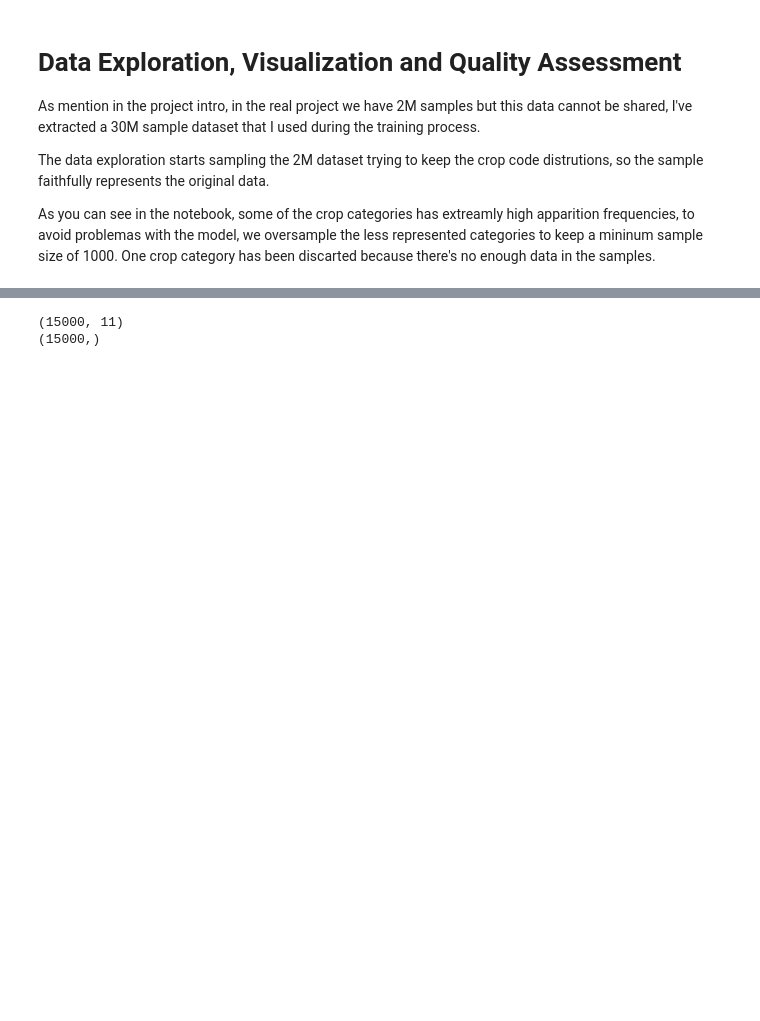
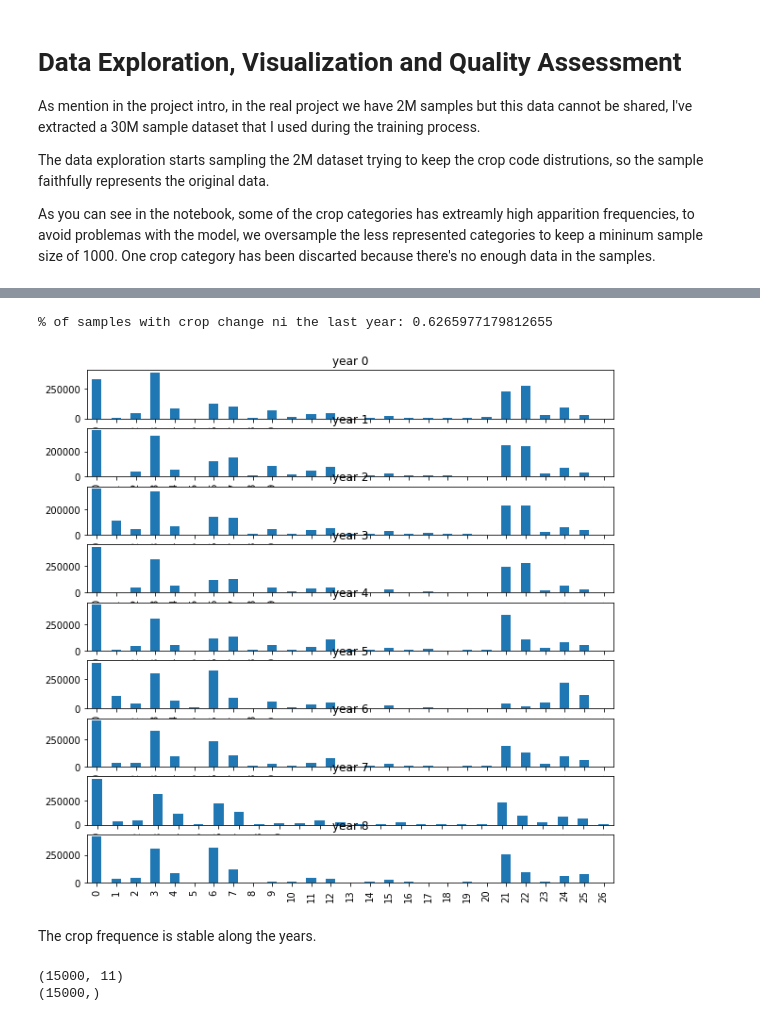
Before and after one commit to gusriobr/IACapstone, a Jupyter notebook: course/eda_sampling.ipynb, the cells around one changed output, grey strips where cells are left out. Saved outputs shown, nothing was run; the diff lists cells and outputs as text; code cells hidden in the pictures; blank space fills up the shorter version.

```diff
--- a/course/eda_sampling.ipynb
+++ b/course/eda_sampling.ipynb
@@ -29,3 +24,21 @@ Number of samples in the dataste: 1984471
+# %%
+last_year = X[:,-1]
+print("% of samples with crop change ni the last year: " + str(np.count_nonzero(y-last_year) / len(last_year)))
+# %% [output]
+% of samples with crop change ni the last year: 0.6265977179812655
+# %%
+import warnings
+warnings.filterwarnings('ignore')
+
+fig, axs = plt.subplots(9, 1, figsize=(10, 10))
+
+for i in range(9):
+    axs[i].set_title("year {}".format(i))
+    fig = pd.value_counts(data[:,3+i]).sort_index().plot(ax=axs[i],kind='bar')
+# %% [output]
+[figure, added]
+# %% [markdown]
+The crop frequence is stable along the years.
 # %%
 # use StratifiedShuffleSplit from sklearn to keep data distributions
 
```
Also changed, not shown: parts of 2 cells of this notebook, 1 other file.
